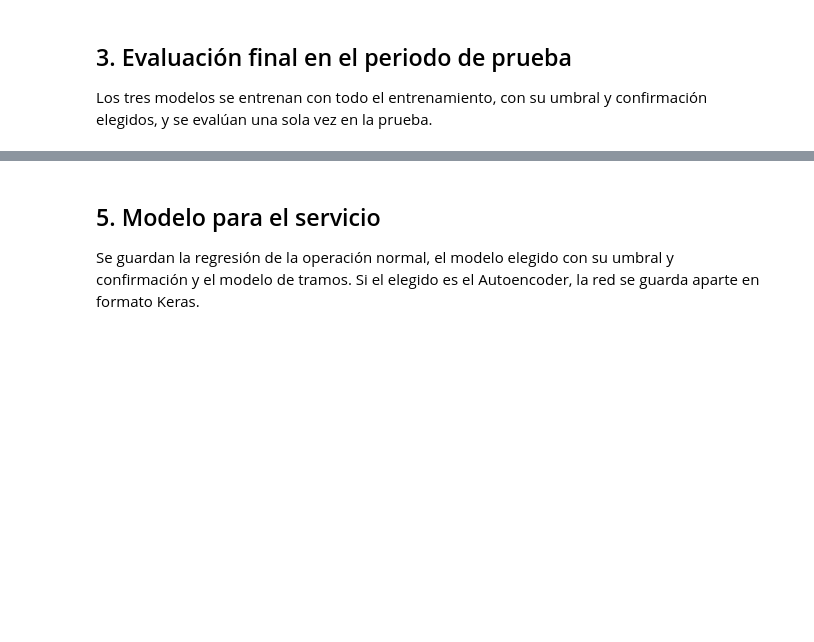
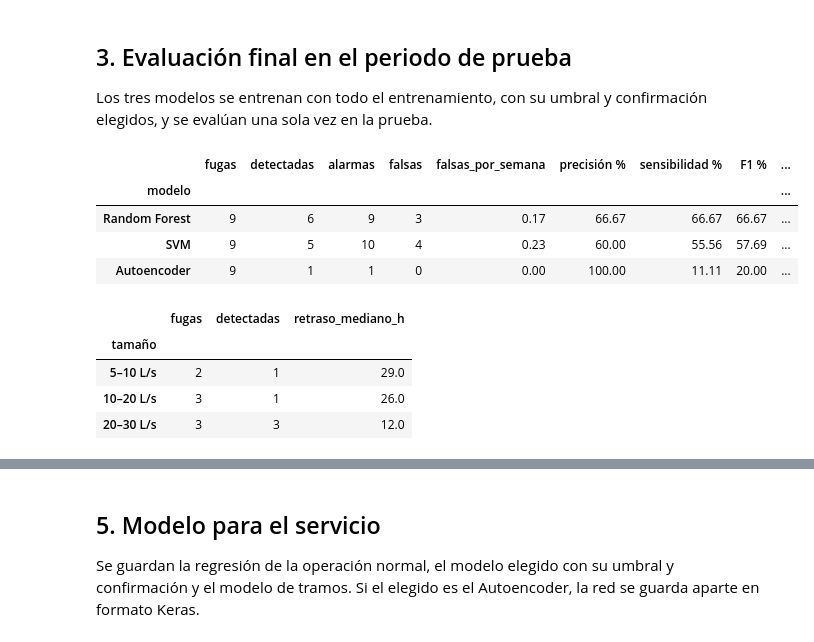
Before and after one commit to evproyectos/Modelo_calidad_agua, a Jupyter notebook: notebooks/10_fugas.ipynb, the cells around one changed output, grey strips where cells are left out. Drawn from its saved outputs; the diff is of its cells as text; code cells hidden in the pictures; blank space fills up the shorter version.

```diff
--- a/notebooks/10_fugas.ipynb
+++ b/notebooks/10_fugas.ipynb
@@ -228,23 +266,42 @@ evalúan una sola vez en la prueba.
 # %%
 finales, filas, eventos_prueba = {}, [], {}
 desde, hasta = PERIODO["prueba"]
 for m, entrenar in MODELOS.items():
     t0 = time.time()
     finales[m] = entrenar(X[entr], y.values[entr], normal[entr])
     p = F.probabilidad(finales[m], X)
     u, c = eleccion[m]
     ev, r = F.evaluar(h.index, F.alarma(p, u, c), y.values, desde, hasta)
     eventos_prueba[m] = ev.assign(p=[p[(h.index >= a) & (h.index <= b)].max() for a, b in zip(ev.inicio, ev.fin)])
     filas.append({"modelo": m, **r, "segundos": time.time() - t0})
     with reg.hija(f"10 · {m}") as hija:
         hija.parametros({"umbral": u, "confirmacion_h": c})
         hija.metricas({k: v for k, v in r.items() if np.isscalar(v) and not pd.isna(v)}, "prueba")
 prueba_modelos = pd.DataFrame(filas).set_index("modelo")
 for k in ["precision", "sensibilidad", "f1"]:
     prueba_modelos[k] = 100 * prueba_modelos[k]
 reg.metricas({k: v for k, v in prueba_modelos.loc[ELEGIDO].items() if not pd.isna(v)}, "prueba")
 reg.tabla(prueba_modelos.reset_index(), "prueba_modelos")
-prueba_modelos.rename(columns={"precision": "precisión %", "sensibilidad": "sensibilidad %", "f1": "F1 %"})
+display(prueba_modelos.rename(columns={"precision": "precisión %", "sensibilidad": "sensibilidad %", "f1": "F1 %"}))
+# ¿desde qué tamaño se detectan? (modelo elegido, fugas de la prueba)
+ev_e = eventos_prueba[ELEGIDO].merge(cat_f[["inicio", "intensidad", "causa"]].assign(inicio=cat_f["inicio"].dt.floor("h")),
+                                     on="inicio", how="left")
+ev_e["tamaño"] = pd.cut(ev_e["intensidad"], [0, 10, 20, 40], labels=["5–10 L/s", "10–20 L/s", "20–30 L/s"])
+por_tamano = ev_e.groupby("tamaño", observed=False).agg(fugas=("detectado", "size"), detectadas=("detectado", "sum"),
+                                                        retraso_mediano_h=("retraso_h", "median"))
+reg.tabla(por_tamano.reset_index(), "prueba_por_tamano")
+por_tamano
+# %% [output]
+|  | fugas | detectadas | alarmas | falsas | falsas_por_semana | precisión % | sensibilidad % | F1 % | ... |
+| modelo |  |  |  |  |  |  |  |  | ... |
+| Random Forest | 9 | 6 | 9 | 3 | 0.17 | 66.67 | 66.67 | 66.67 | ... |
+| SVM | 9 | 5 | 10 | 4 | 0.23 | 60.00 | 55.56 | 57.69 | ... |
+| Autoencoder | 9 | 1 | 1 | 0 | 0.00 | 100.00 | 11.11 | 20.00 | ... |
+|  | fugas | detectadas | retraso_mediano_h |
+| tamaño |  |  |  |
+| 5–10 L/s | 2 | 1 | 29.0 |
+| 10–20 L/s | 3 | 1 | 26.0 |
+| 20–30 L/s | 3 | 3 | 12.0 |
 # %%
 p_final = F.probabilidad(finales[ELEGIDO], X)
 alarma_final = pd.Series(F.alarma(p_final, UMBRAL, CONFIRMAR), index=h.index)
```
Also changed, not shown: parts of 14 cells of this notebook, 59 other files.
